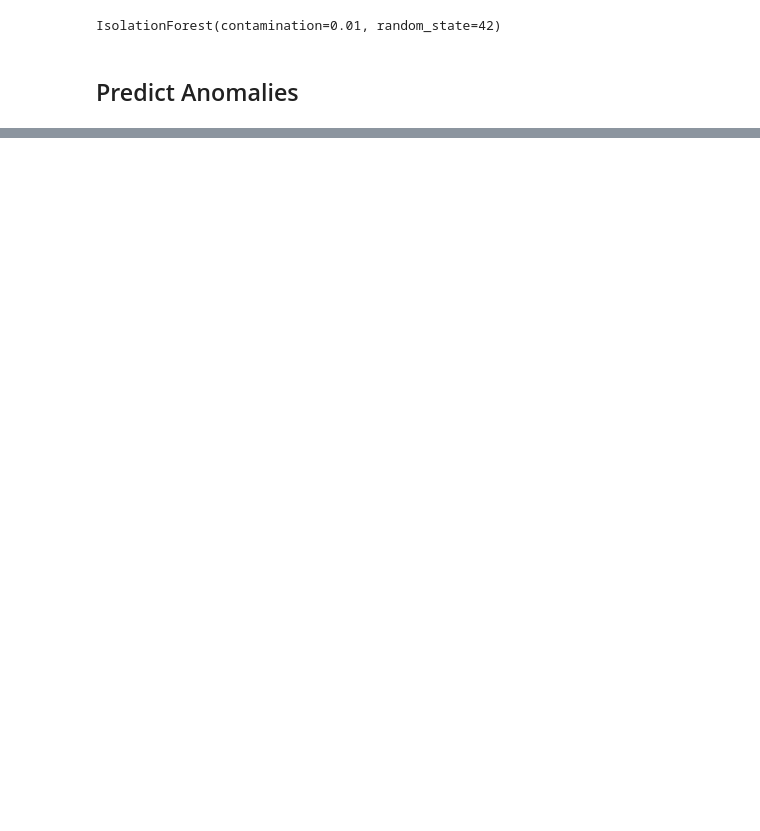
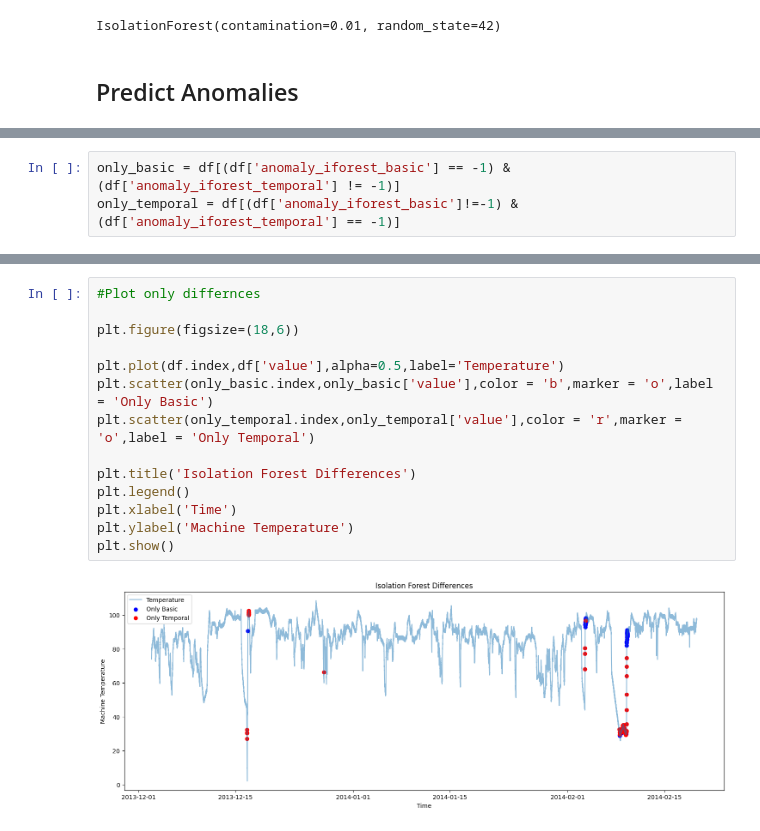
Before and after one commit to MohanManohar/predictive-maintenance-ml, a Jupyter notebook: notebooks/Machine_failure_detection.ipynb, the cells around one changed output, grey strips where cells are left out. Drawn from its saved outputs; the diff is of its cells as text; blank space fills up the shorter version.

```diff
--- a/notebooks/Machine_failure_detection.ipynb
+++ b/notebooks/Machine_failure_detection.ipynb
@@ -393,0 +436,3 @@ AttributeError: module 'matplotlib.pyplot' has no attribute 'xlablel'
+# %%
+only_basic = df[(df['anomaly_iforest_basic'] == -1) & (df['anomaly_iforest_temporal'] != -1)]
+only_temporal = df[(df['anomaly_iforest_basic']!=-1) & (df['anomaly_iforest_temporal'] == -1)]
@@ -393,0 +478,16 @@ AttributeError: module 'matplotlib.pyplot' has no attribute 'xlablel'
+# %%
+#Plot only differnces
+
+plt.figure(figsize=(18,6))
+
+plt.plot(df.index,df['value'],alpha=0.5,label='Temperature')
+plt.scatter(only_basic.index,only_basic['value'],color = 'b',marker = 'o',label = 'Only Basic')
+plt.scatter(only_temporal.index,only_temporal['value'],color = 'r',marker = 'o',label = 'Only Temporal')
+
+plt.title('Isolation Forest Differences')
+plt.legend()
+plt.xlabel('Time')
+plt.ylabel('Machine Temperature')
+plt.show()
+# %% [output]
+[figure, added]
```
Also changed, not shown: parts of 32 cells of this notebook.
